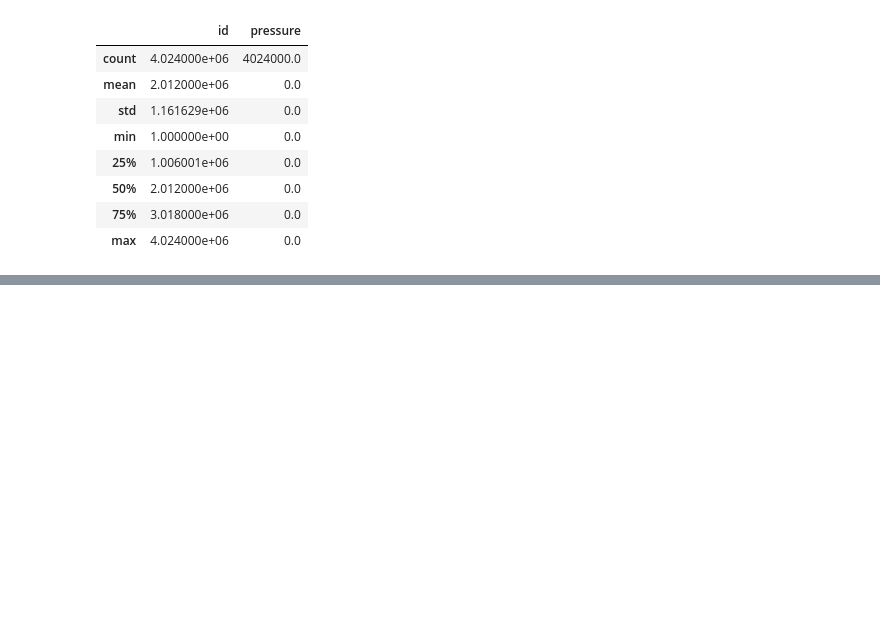
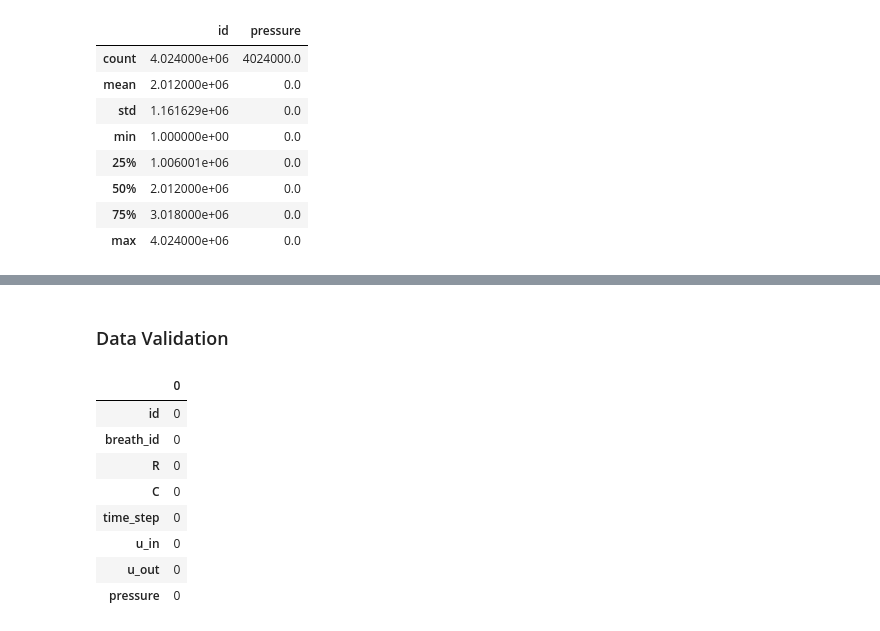
Before and after one commit to fola789/Ventilator-Pressure-Prediction, a Jupyter notebook: VPP.IPYNB, the cells around one changed output, grey strips where cells are left out. Saved outputs shown, nothing was run; the diff lists cells and outputs as text; code cells hidden in the pictures; blank space fills up the shorter version.

```diff
--- a/VPP.IPYNB
+++ b/VPP.IPYNB
@@ -192,0 +215,14 @@ submission.describe()
+# %% [markdown]
+### Data Validation
+# %%
+train.isnull().sum(axis = 0).to_frame()
+# %% [output]
+|  | 0 |
+| id | 0 |
+| breath_id | 0 |
+| R | 0 |
+| C | 0 |
+| time_step | 0 |
+| u_in | 0 |
+| u_out | 0 |
+| pressure | 0 |
```
Also changed, not shown: parts of 12 cells of this notebook.
